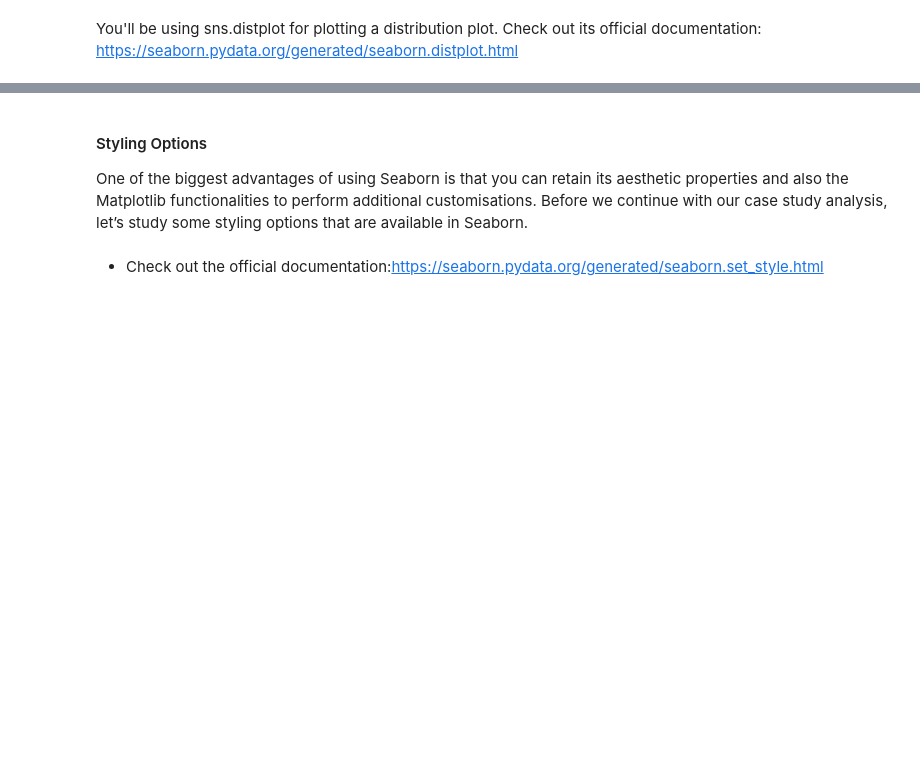
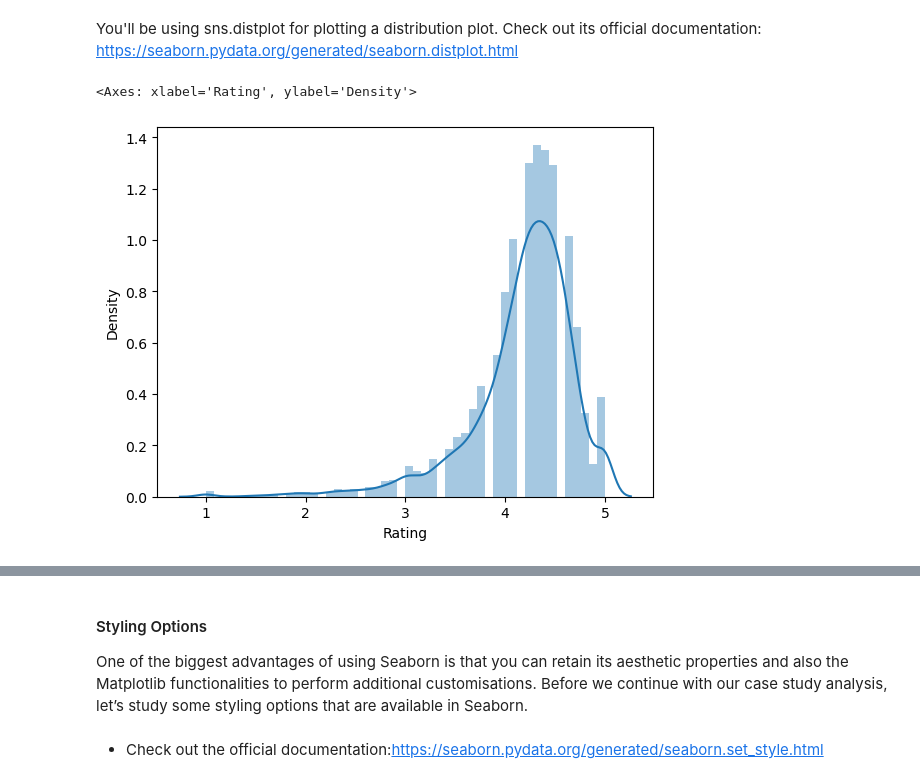
Before and after one commit to pratham98k/IIITB-ML-AI, a Jupyter notebook: IIIT-B/Course2-Statistics/Case+Study+Notebook/Case Study Notebook/Data Visualisation in Python - Case Study copy.ipynb, the cells around one changed output, grey strips where cells are left out. Saved outputs shown, nothing was run; the diff lists cells and outputs as text; code cells hidden in the pictures; blank space fills up the shorter version.

```diff
--- a/IIIT-B/Course2-Statistics/Case+Study+Notebook/Case Study Notebook/Data Visualisation in Python - Case Study copy.ipynb
+++ b/IIIT-B/Course2-Statistics/Case+Study+Notebook/Case Study Notebook/Data Visualisation in Python - Case Study copy.ipynb
@@ -756,5 +778,9 @@ The following is an example of a distribution plot. Notice that now instead of f
 You'll be using sns.distplot for plotting a distribution plot. Check out its official documentation: https://seaborn.pydata.org/generated/seaborn.distplot.html
 # %%
 #Create a distribution plot for rating
+sns.distplot(inp1.Rating)
+# %% [output]
+<Axes: xlabel='Rating', ylabel='Density'>
+[figure, added]
 # %%
 #Change the number of bins
```
Also changed, not shown: parts of 25 cells of this notebook, 1 other file.
